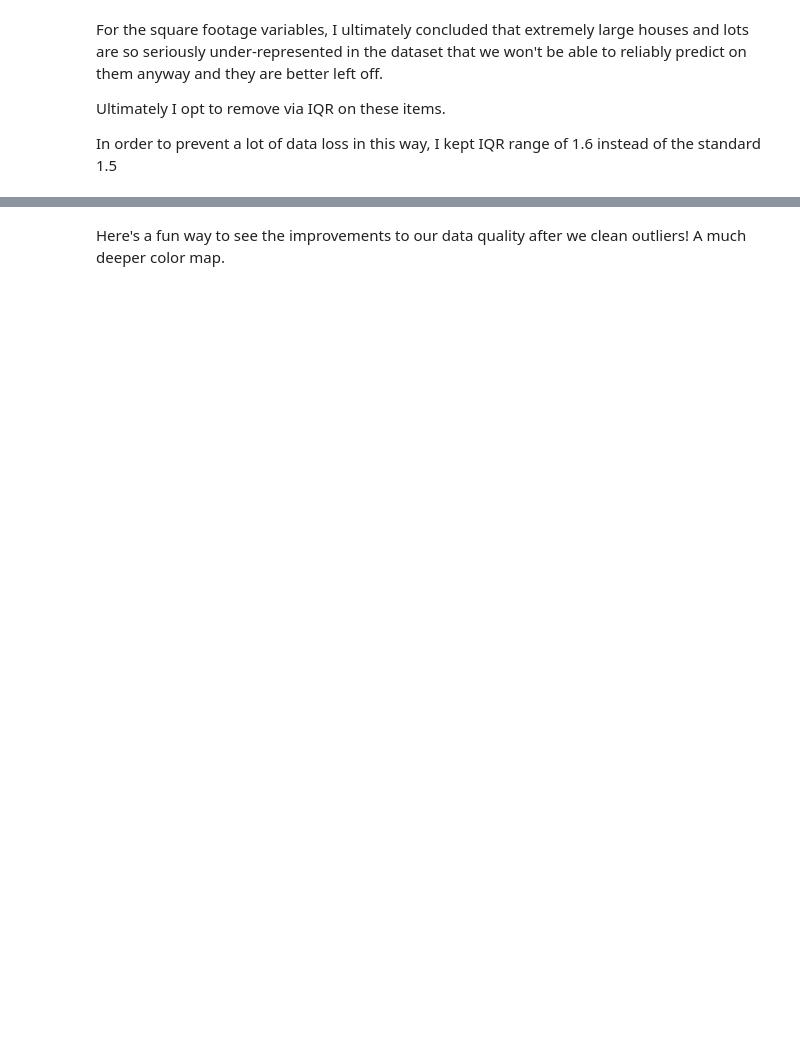
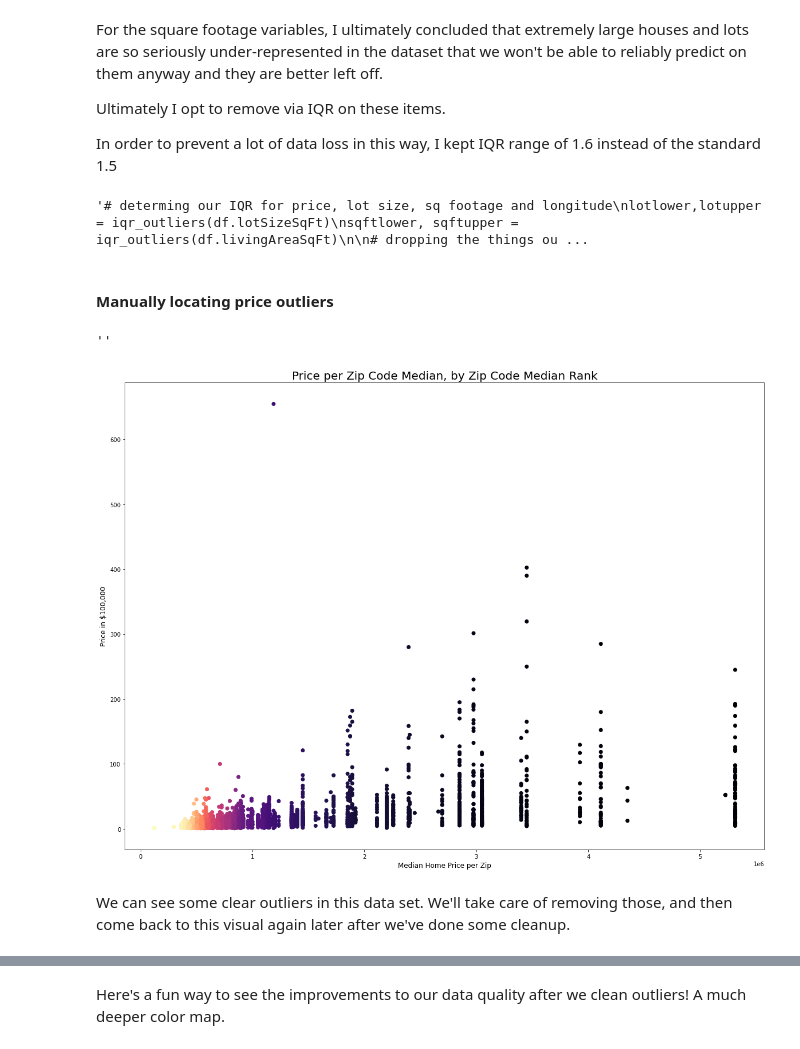
Before and after one commit to threnjen/newyork_housing, a Jupyter notebook: newyork_housing.ipynb, the cells around one changed output, grey strips where cells are left out. Cells and saved outputs as stored; diff of their text form; code cells hidden in the pictures; blank space fills up the shorter version.

Commit message:
clean up og dataset

```diff
--- a/newyork_housing.ipynb
+++ b/newyork_housing.ipynb
@@ -289,3 +450,0 @@ df.sort_values('numOfBedrooms', ascending=False).head(5)
-# %%
-# That condo is supposed to have 2 bathrooms, not 20.
-df.loc[df.index==8597, 'numOfBedrooms'] = 2
@@ -324,6 +460,56 @@ For the square footage variables, I ultimately concluded that extremely large ho
 Ultimately I opt to remove via IQR on these items.
 
 In order to prevent a lot of data loss in this way, I kept IQR range of 1.6 instead of the standard 1.5
+# %%
+'''# determing our IQR for price, lot size, sq footage and longitude
+lotlower,lotupper = iqr_outliers(df.lotSizeSqFt)
+sqftlower, sqftupper = iqr_outliers(df.livingAreaSqFt)
+
+# dropping the things outside of our lower and upper range
+df.drop(df[ (df.lotSizeSqFt > lotupper) | (df.lotSizeSqFt < lotlower) ].index , inplace=True)
+df.drop(df[ (df.livingAreaSqFt > sqftupper) | (df.livingAreaSqFt < sqftlower) ].index , inplace=True)'''
+# %% [output]
+'# determing our IQR for price, lot size, sq footage and longitude\nlotlower,lotupper = iqr_outliers(df.lotSizeSqFt)\nsqftlower, sqftupper = iqr_outliers(df.livingAreaSqFt)\n\n# dropping the things ou ...
+# %% [markdown]
+#### Manually locating price outliers
+# %%
+'''# we're using the median house value for a zip code to determine the zip code's sort, so we can visualize the zip code
+
+# group our dataframe by zipcode on median home price, sorted ascending.
+zipsorted = pd.DataFrame(df.groupby('zipcode')['price'].median().sort_values(ascending=True))
+
+# divide our dataframe into groups with entries per group as specified above,
+# and assign this number to a new column
+zipsorted['rank'] = np.divmod(np.arange(len(zipsorted)), 1)[0]+1
+
+# function that looks up a segment that a data entry belongs to
+def make_group(x, frame, column):
+    y = frame.loc[(frame.index == x)][column]
+    z = np.array(y)
+    z[0]
+    return z[0]
+
+# make a new column on our dataframe. Look up each zip entry's group, and append to the column.
+df['zip_rank'] = df['zipcode'].apply(lambda x: make_group(x, zipsorted, 'rank'))
+
+# apply the median home price per zip code to the data frame
+df['median_zip'] = df['zipcode'].apply(lambda x: round(df.loc[df['zipcode']==x]['price'].median(), 0))'''
+# %%
+'''# visualize zip code as a color function
+
+fig, ax = plt.subplots(figsize=(20, 15))
+
+ax.scatter(df['median_zip'], df['price'] /100000, c=df['zip_rank'], cmap='magma_r')
+
+ax.set_xlabel('Median Home Price per Zip', fontsize=12)
+ax.set_ylabel('Price in $100,000', fontsize=12)
+ax.set_title('Price per Zip Code Median, by Zip Code Median Rank', fontsize=20)
+;'''
+# %% [output]
+''
+[figure, added]
+# %% [markdown]
+We can see some clear outliers in this data set. We'll take care of removing those, and then come back to this visual again later after we've done some cleanup.
 # %%
 # A lot of our variables are not normally shaped, so we can't reliably remove outliers via standard deviation.
 # We will use IQR to remove our outliers with the following function
```
Also changed, not shown: parts of 411 cells of this notebook, 3 other files.
